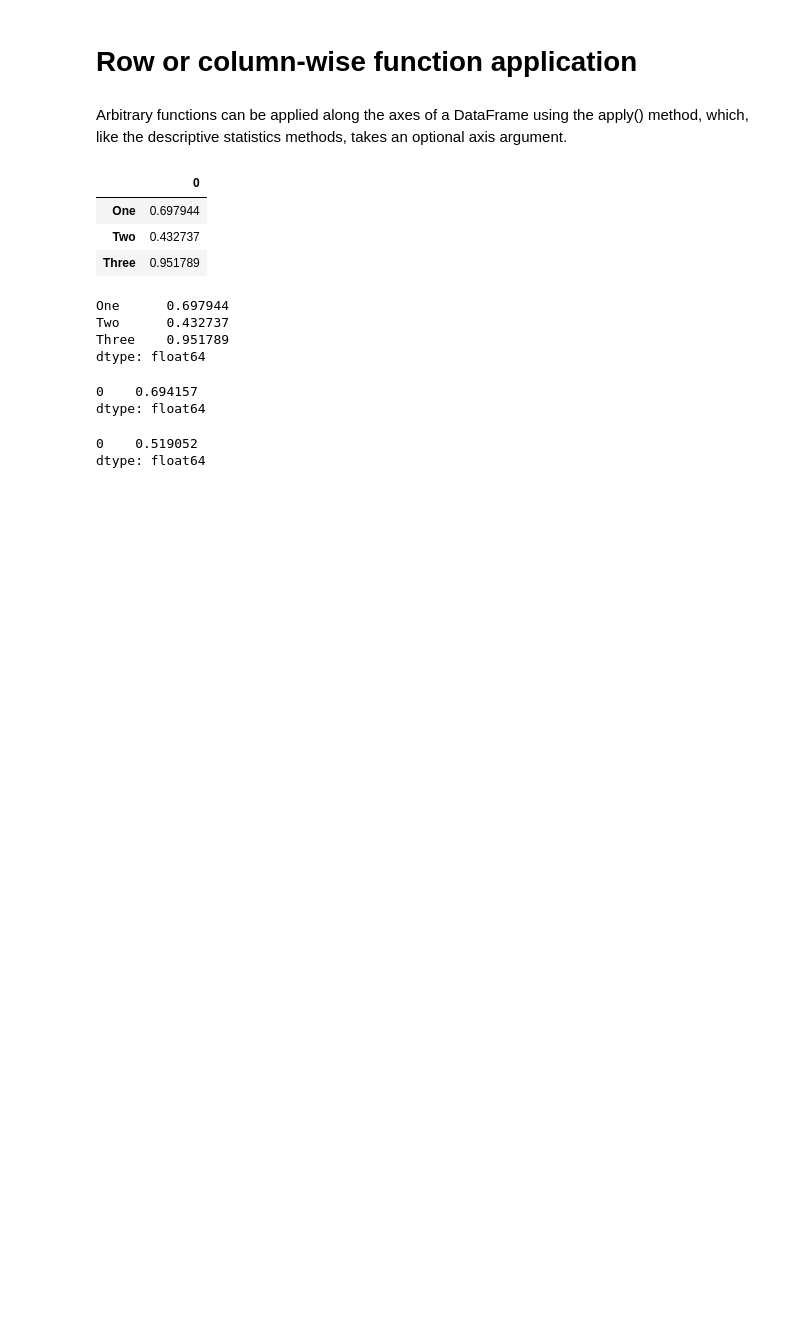
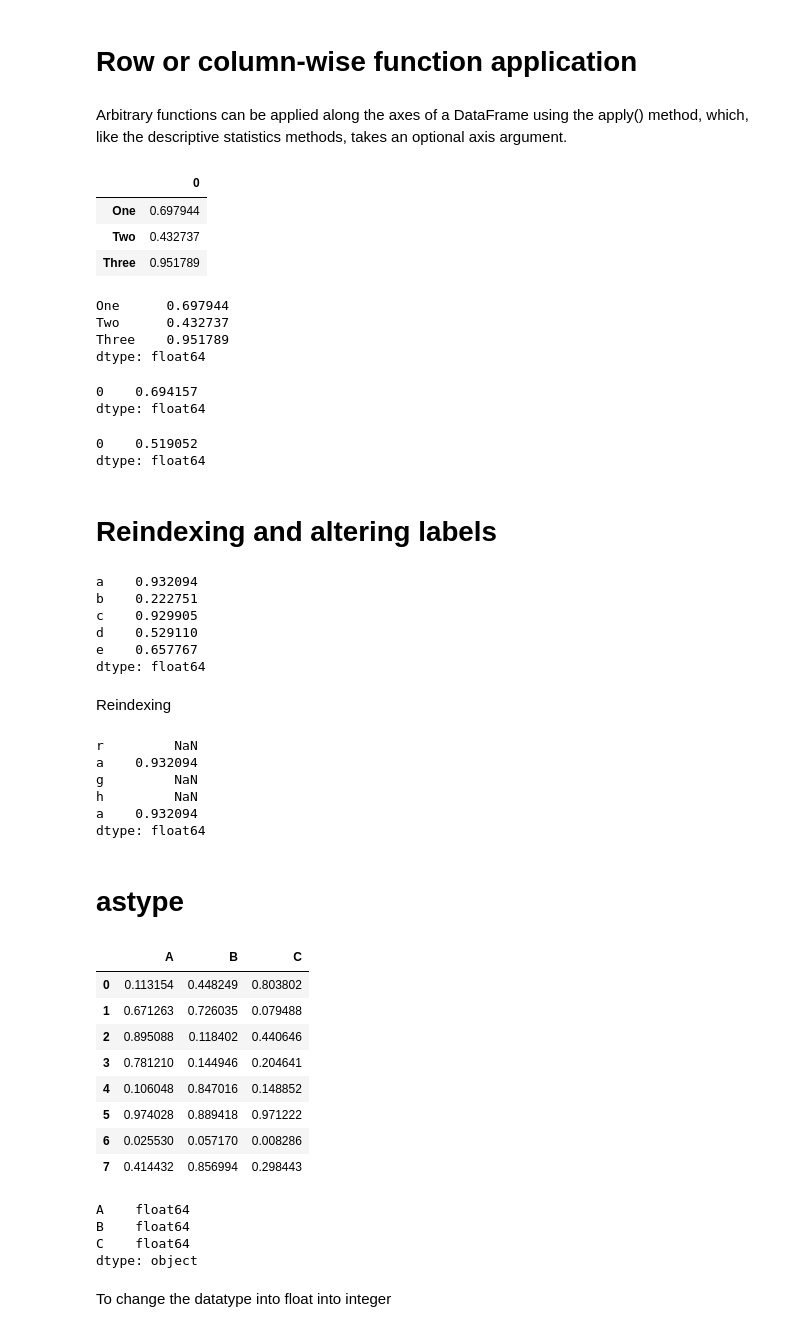
Before and after one commit to R123gh/Data-cleaning-project-, a Jupyter notebook: 3_pandas.ipynb, the cells around one changed output. Drawn from its saved outputs; the diff is of its cells as text; code cells hidden in the pictures; blank space fills up the shorter version.

```diff
--- a/3_pandas.ipynb
+++ b/3_pandas.ipynb
@@ -405,3 +405,50 @@ df1.apply(lambda x: x.max() - x.min()  , axis = 0 )
 # %% [output]
 0    0.519052
 dtype: float64
+# %% [markdown]
+#  Reindexing and altering labels
+# %%
+s = pd.Series(np.random.rand(5),index = ['a','b','c','d','e'])
+s
+# %% [output]
+a    0.932094
+b    0.222751
+c    0.929905
+d    0.529110
+e    0.657767
+dtype: float64
+# %% [markdown]
+Reindexing
+# %%
+s.reindex(['r','a','g','h','a'])
+# %% [output]
+r         NaN
+a    0.932094
+g         NaN
+h         NaN
+a    0.932094
+dtype: float64
+# %% [markdown]
+# astype
+# %%
+df2 = pd.DataFrame(np.random.rand(8,3),index = [ '0', '1', '2', '3', '4', '5', '6', '7'], columns = ['A','B','C'])
+df2
+# %% [output]
+|  | A | B | C |
+| 0 | 0.113154 | 0.448249 | 0.803802 |
+| 1 | 0.671263 | 0.726035 | 0.079488 |
+| 2 | 0.895088 | 0.118402 | 0.440646 |
+| 3 | 0.781210 | 0.144946 | 0.204641 |
+| 4 | 0.106048 | 0.847016 | 0.148852 |
+| 5 | 0.974028 | 0.889418 | 0.971222 |
+| 6 | 0.025530 | 0.057170 | 0.008286 |
+| 7 | 0.414432 | 0.856994 | 0.298443 |
+# %%
+df2.dtypes
+# %% [output]
+A    float64
+B    float64
+C    float64
+dtype: object
+# %% [markdown]
+To change the datatype into float into integer
```
Also changed, not shown: parts of 3 cells of this notebook.
